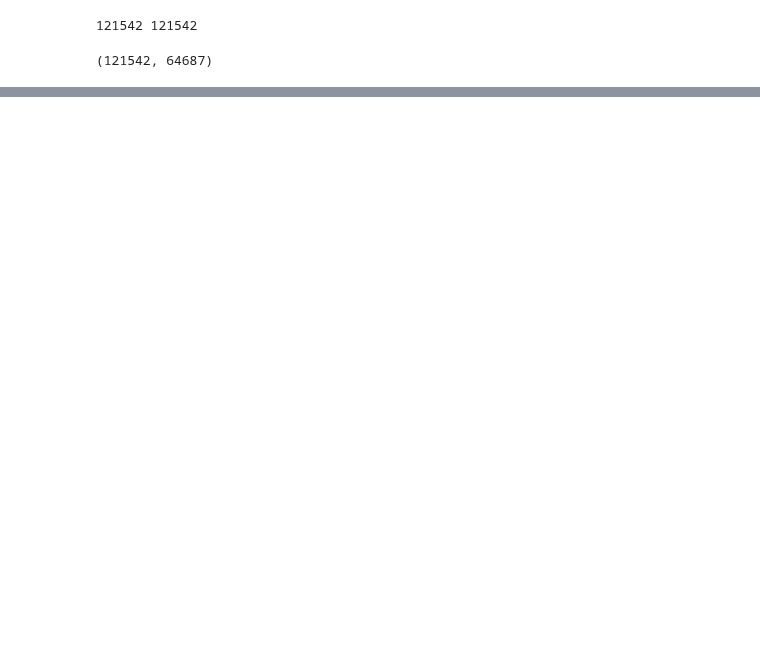
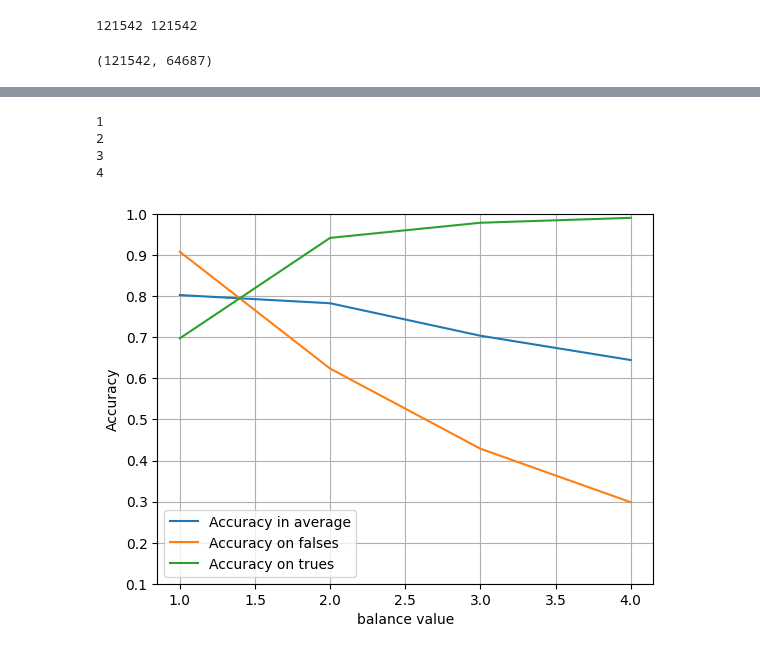
Before and after one commit to egretwAlker/ueprojet, a Jupyter notebook: xtx/sem5.ipynb, the cells around one changed output, grey strips where cells are left out. Cells and saved outputs as stored; diff of their text form; code cells hidden in the pictures; blank space fills up the shorter version.

```diff
--- a/xtx/sem5.ipynb
+++ b/xtx/sem5.ipynb
@@ -147,0 +66,8 @@ myplot(list(range(1, 5)))
+# %%
+myplot(list(range(1, 5)), 50)
+# %% [output]
+1
+2
+3
+4
+[figure, added]
```
Also changed, not shown: parts of 9 cells of this notebook, 3 other files.
